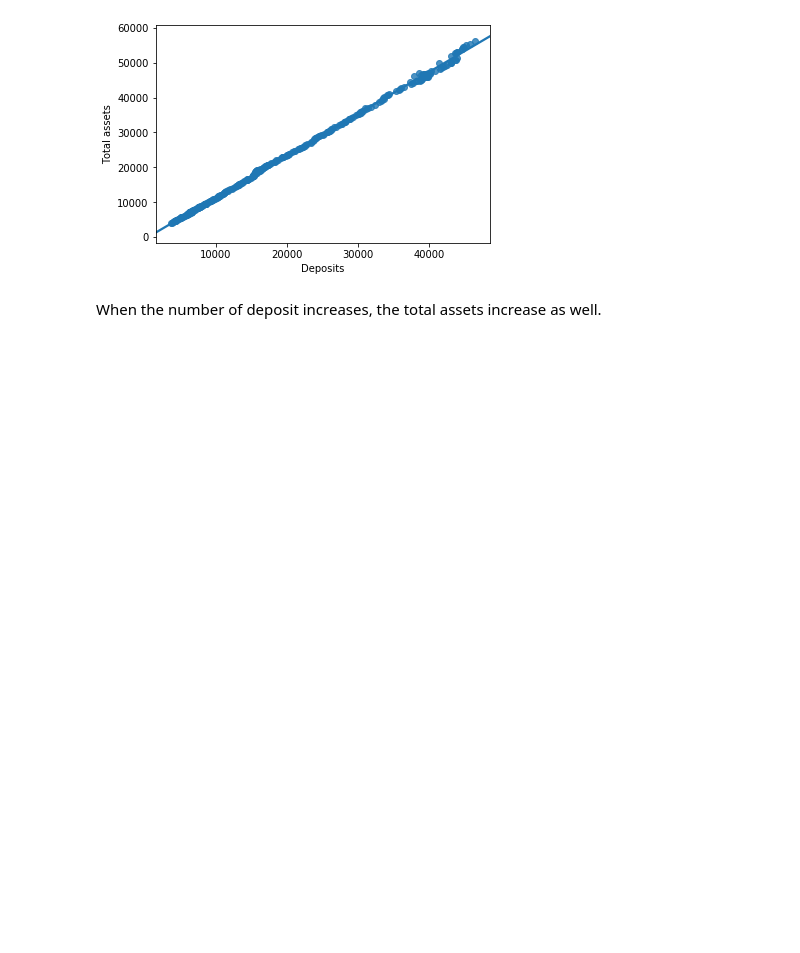
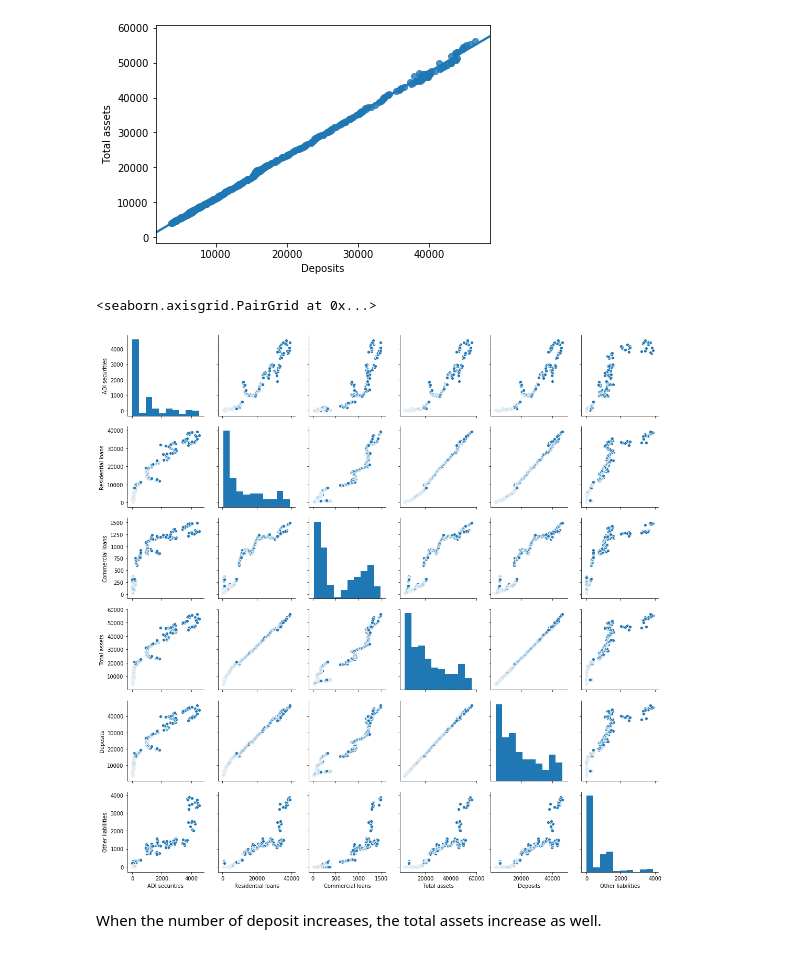
Before and after one commit to Michy01/AIIP_DAV_Visualization-2020, a Jupyter notebook: dav_08_correlation_matrix.ipynb, the cells around one changed output. Cells and saved outputs as stored; diff of their text form; code cells hidden in the pictures; blank space fills up the shorter version.

```diff
--- a/dav_08_correlation_matrix.ipynb
+++ b/dav_08_correlation_matrix.ipynb
@@ -152,6 +162,12 @@ print(stats.pearsonr(data['Deposits'], data['Total assets']))
 # %% [output]
 (0.9996131646145039, 0.0)
 [figure]
+# %%
+data = data[['ADI securities','Residential loans', 'Commercial loans', 'Total assets', 'Deposits', 'Other liabilities']]
+sns.pairplot(data)
+# %% [output]
+<seaborn.axisgrid.PairGrid at 0x...>
+[figure, added]
 # %% [markdown]
 When the number of deposit increases, the total assets increase as well.
 # %% [markdown]
```
Also changed, not shown: parts of 1 cell of this notebook.
